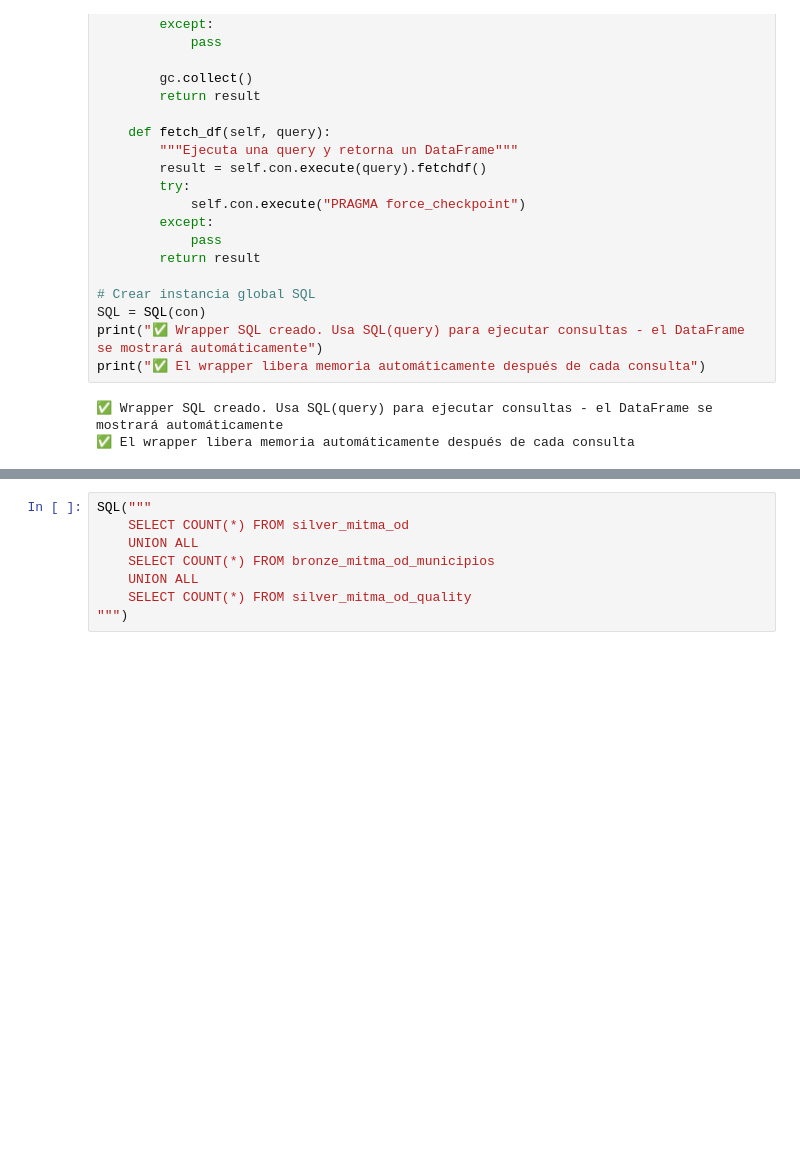
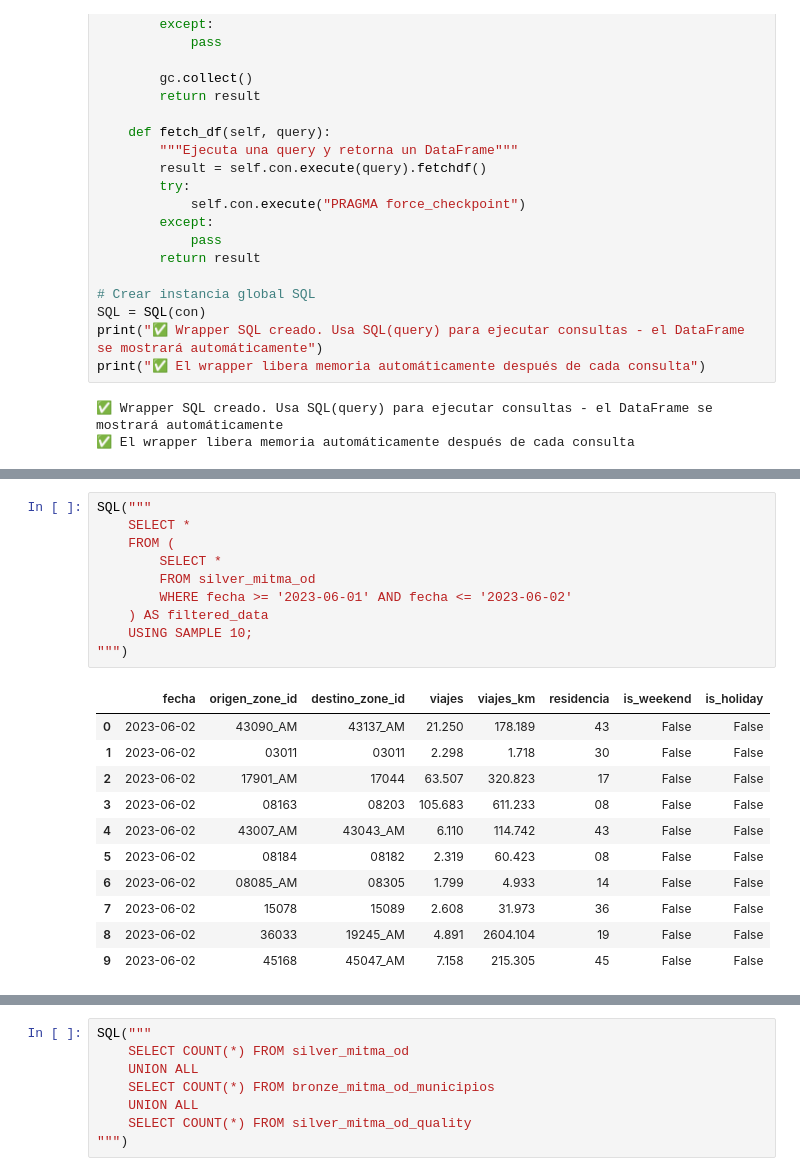
Before and after one commit to bgramaje/muceim-airflow, a Jupyter notebook: notebooks/queries.ipynb, the cells around one changed output, grey strips where cells are left out. Saved outputs shown, nothing was run; the diff lists cells and outputs as text; blank space fills up the shorter version.

```diff
--- a/notebooks/queries.ipynb
+++ b/notebooks/queries.ipynb
@@ -248 +153,23 @@ SQL("""
+# %%
+SQL("""
+    SELECT *
+    FROM (
+        SELECT *
+        FROM silver_mitma_od
+        WHERE fecha >= '2023-06-01' AND fecha <= '2023-06-02'
+    ) AS filtered_data
+    USING SAMPLE 10;
+""")
+# %% [output]
+|  | fecha | origen_zone_id | destino_zone_id | viajes | viajes_km | residencia | is_weekend | is_holiday |
+| 0 | 2023-06-02 | 43090_AM | 43137_AM | 21.250 | 178.189 | 43 | False | False |
+| 1 | 2023-06-02 | 03011 | 03011 | 2.298 | 1.718 | 30 | False | False |
+| 2 | 2023-06-02 | 17901_AM | 17044 | 63.507 | 320.823 | 17 | False | False |
+| 3 | 2023-06-02 | 08163 | 08203 | 105.683 | 611.233 | 08 | False | False |
+| 4 | 2023-06-02 | 43007_AM | 43043_AM | 6.110 | 114.742 | 43 | False | False |
+| 5 | 2023-06-02 | 08184 | 08182 | 2.319 | 60.423 | 08 | False | False |
+| 6 | 2023-06-02 | 08085_AM | 08305 | 1.799 | 4.933 | 14 | False | False |
+| 7 | 2023-06-02 | 15078 | 15089 | 2.608 | 31.973 | 36 | False | False |
+| 8 | 2023-06-02 | 36033 | 19245_AM | 4.891 | 2604.104 | 19 | False | False |
+| 9 | 2023-06-02 | 45168 | 45047_AM | 7.158 | 215.305 | 45 | False | False |
 # %%
```
Also changed, not shown: parts of 22 cells of this notebook, 59 other files.
